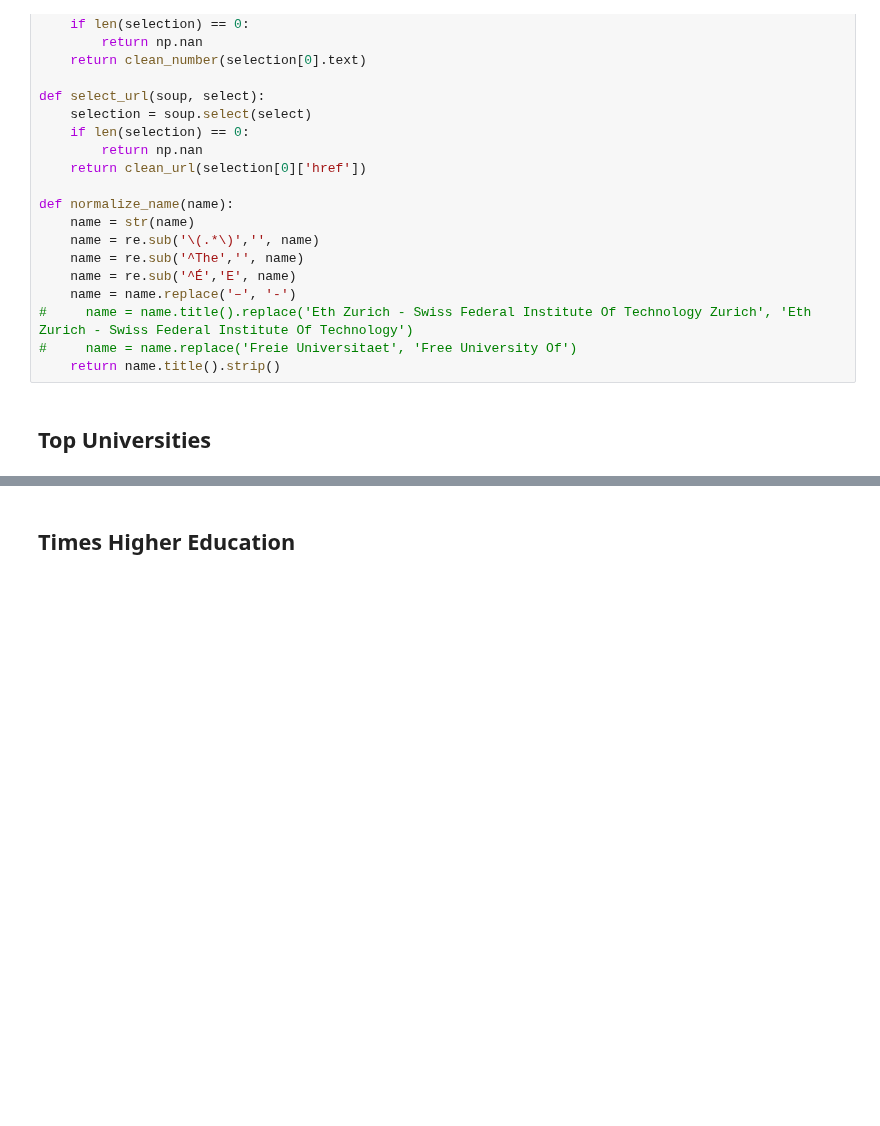
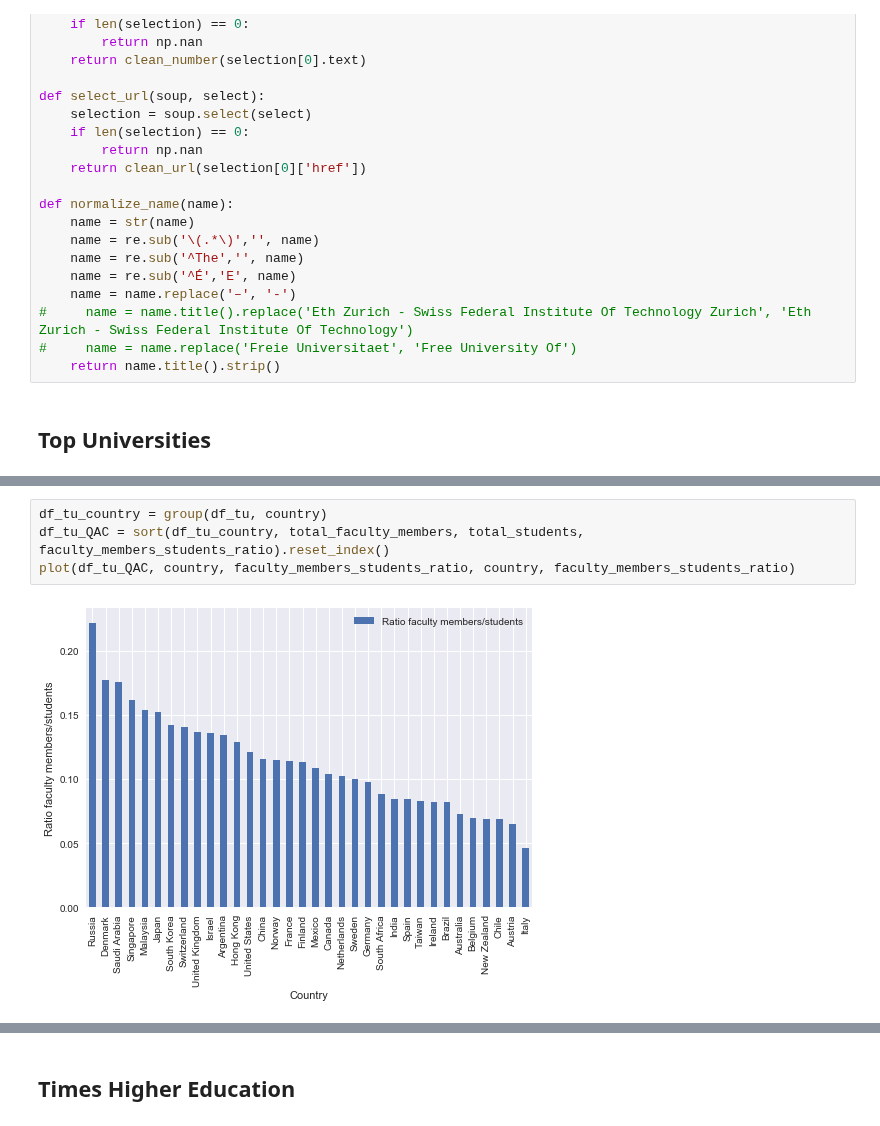
Before and after one commit to raphaelBarman/ADA-dh, a Jupyter notebook: 02 - Data from the Web/Homework 2.ipynb, the cells around one changed output, grey strips where cells are left out. Saved outputs shown, nothing was run; the diff lists cells and outputs as text; blank space fills up the shorter version.

```diff
--- a/02 - Data from the Web/Homework 2.ipynb
+++ b/02 - Data from the Web/Homework 2.ipynb
@@ -115,0 +168,6 @@ df_tu
+# %%
+df_tu_country = group(df_tu, country)
+df_tu_QAC = sort(df_tu_country, total_faculty_members, total_students, faculty_members_students_ratio).reset_index()
+plot(df_tu_QAC, country, faculty_members_students_ratio, country, faculty_members_students_ratio)
+# %% [output]
+[figure, added]
```
Also changed, not shown: parts of 20 cells of this notebook.
